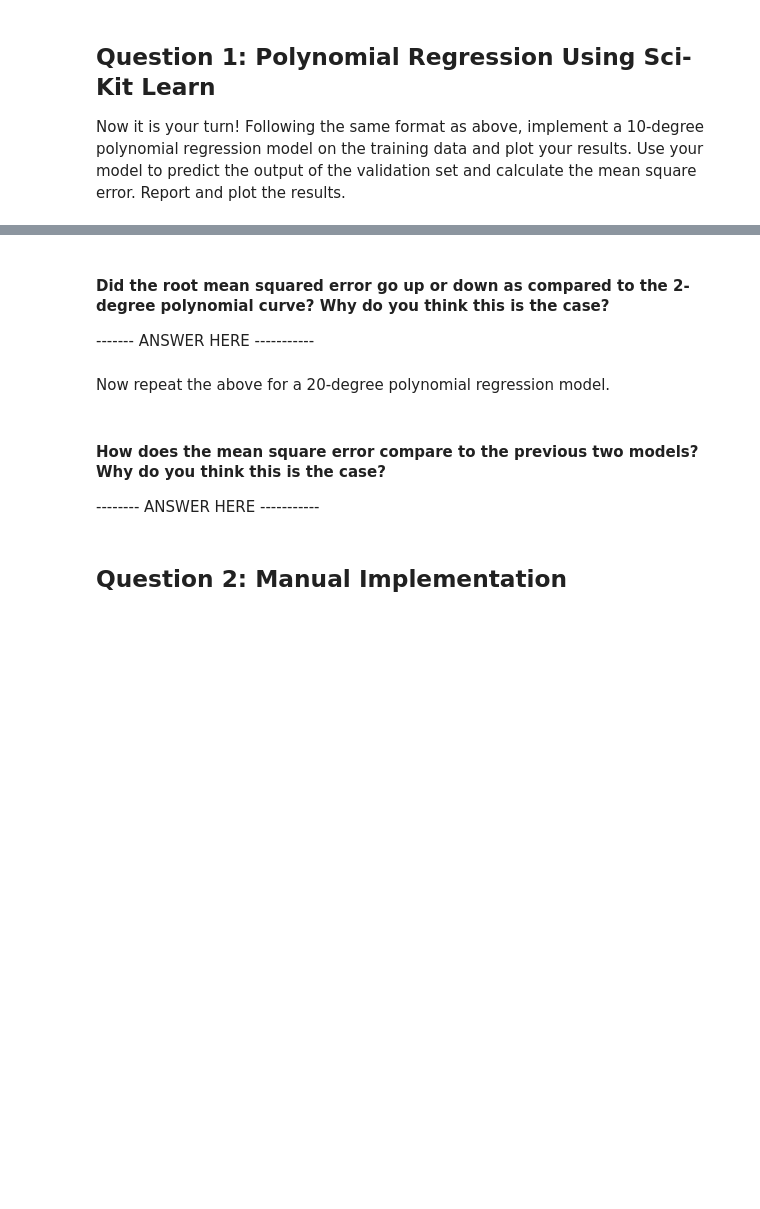
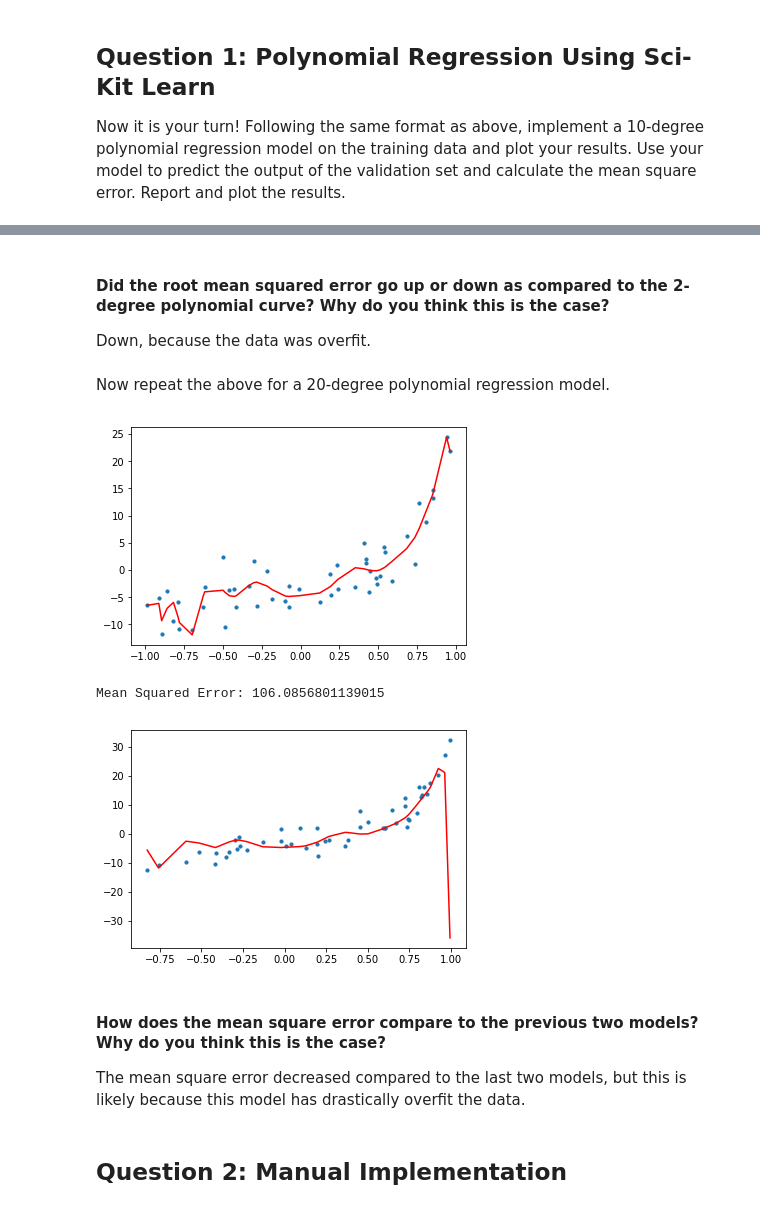
Before and after one commit to McGillAISociety/mais-bootcamp-w2019, a Jupyter notebook: Assignment2/Assignment 2.ipynb, the cells around one changed output, grey strips where cells are left out. Drawn from its saved outputs; the diff is of its cells as text; code cells hidden in the pictures; blank space fills up the shorter version.

```diff
--- a/Assignment2/Assignment 2.ipynb
+++ b/Assignment2/Assignment 2.ipynb
@@ -131,6 +167,6 @@ Now it is your turn! Following the same format as above, implement a 10-degree p
 # %% [markdown]
 #### Did the root mean squared error go up or down as compared to the 2-degree polynomial curve? Why do you think this is the case?
 
-------- ANSWER HERE -----------
+Down, because the data was overfit.
 # %% [markdown]
 Now repeat the above for a 20-degree polynomial regression model.
@@ -145,7 +173,51 @@ Now repeat the above for a 20-degree polynomial regression model.
+# %%
+### YOUR CODE HERE - Fit a 20-degree polynomial using Sci-Kit Learn
+
+# Reshape arrays since sci-kit learn only takes in 2D arrays
+train_x = np.array(train[0])
+train_y = np.array(train[1])
+valid_x = np.array(valid[0])
+valid_y = np.array(valid[1])
+train_x = train_x.reshape(-1, 1)
+train_y = train_y.reshape(-1, 1)
+valid_x = valid_x.reshape(-1, 1)
+valid_y = valid_y.reshape(-1, 1)
+
+# Create polynomial features with degree 20
+polynomial_features = PolynomialFeatures(degree=20)
+x_poly = polynomial_features.fit_transform(train_x)
+
+# Apply linear regression
+model = LinearRegression()
+model.fit(x_poly, train_y)
+y_poly_pred = model.predict(x_poly)
+
+### YOUR CODE HERE - Plot your the curve on the training data set
+plt.scatter(train_x, train_y, s=10)
+plt.plot(train_x, y_poly_pred, color='r')
+plt.show()
+
+### YOUR CODE HERE - Use model to predict output of validation set
+valid_y_poly_pred = model.predict(polynomial_features.fit_transform(valid_x))
+
+### YOUR CODE HERE - Calculate the RMSE. Report and plot the curve on the validation set.
+
+# Calculate root mean squared error
+mse = mean_squared_error(valid_y, valid_y_poly_pred)
+print("Mean Squared Error: {}".format(mse))
+
+# Plot the prediction results
+plt.scatter(valid_x, valid_y, s=10)
+plt.plot(valid_x, valid_y_poly_pred, color='r')
+plt.show()
+# %% [output]
+[figure, added]
+Mean Squared Error: 106.0856801139015
+[figure, added]
 # %% [markdown]
 #### How does the mean square error compare to the previous two models? Why do you think this is the case?
 
--------- ANSWER HERE -----------
+The mean square error decreased compared to the last two models, but this is likely because this model has drastically overfit the data.
 # %% [markdown]
 ## Question 2: Manual Implementation
 # %% [markdown]
```
Also changed, not shown: parts of 9 cells of this notebook, 1 other file.
